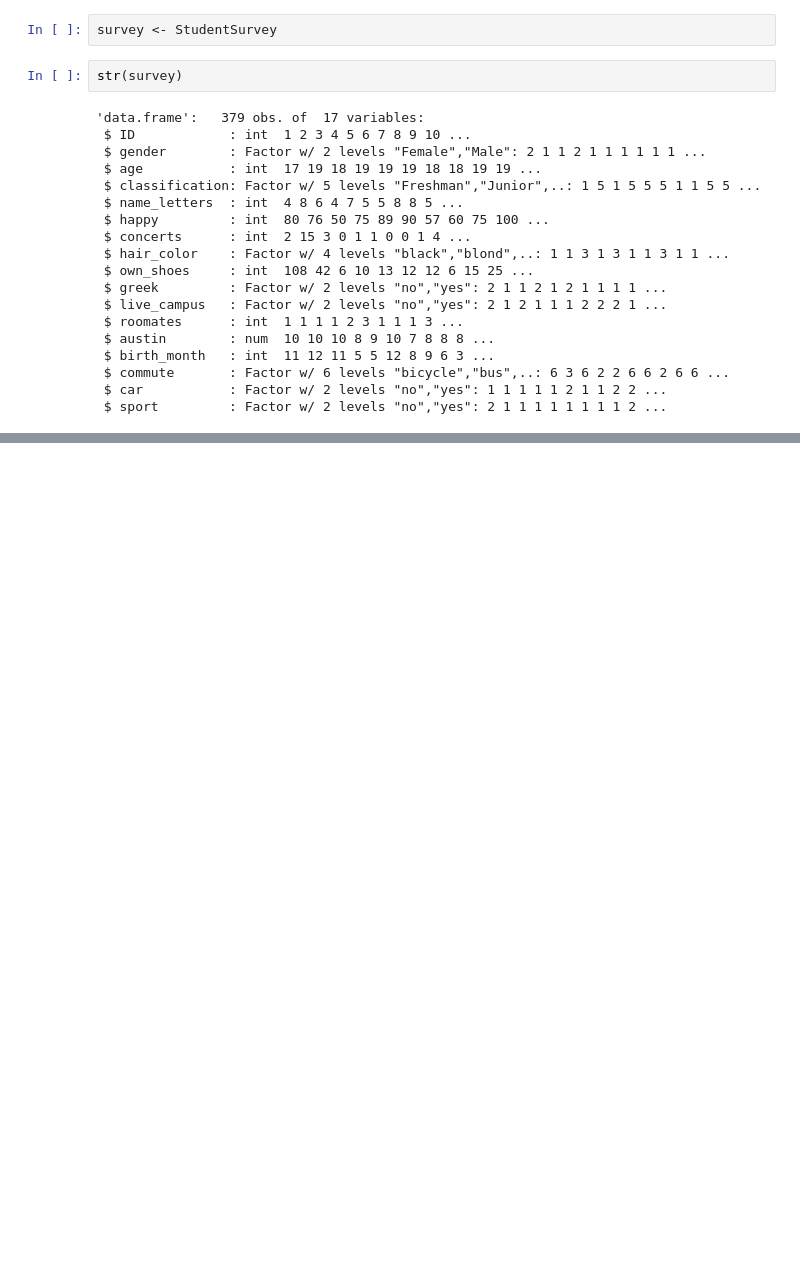
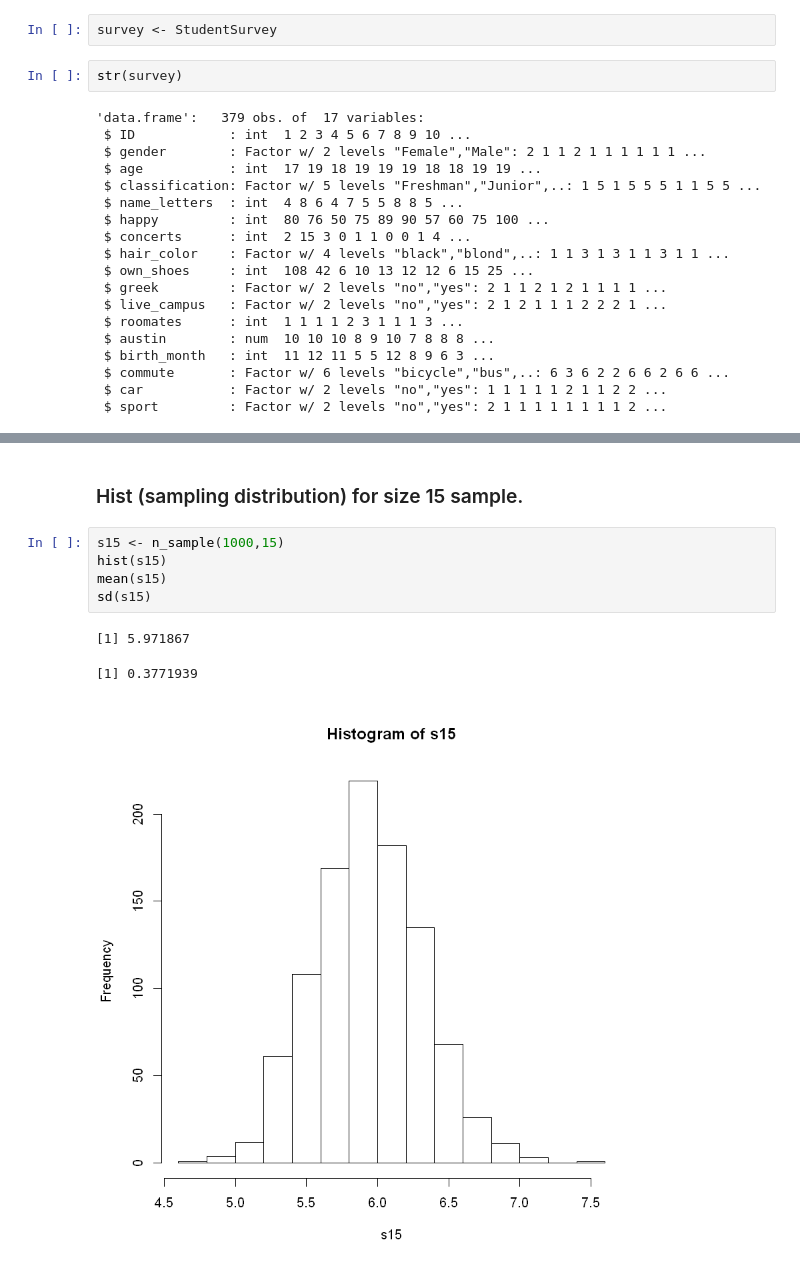
Before and after one commit to sharifahmad2061/foundations-of-data-analysis-part-2, a Jupyter notebook: week-01/pre-lab/notebook.ipynb, the cells around one changed output, grey strips where cells are left out. Cells and saved outputs as stored; diff of their text form; blank space fills up the shorter version.

```diff
--- a/week-01/pre-lab/notebook.ipynb
+++ b/week-01/pre-lab/notebook.ipynb
@@ -31,0 +106,11 @@ str(survey)
+# %% [markdown]
+### Hist (sampling distribution) for size 15 sample.
+# %%
+s15 <- n_sample(1000,15)
+hist(s15)
+mean(s15)
+sd(s15)
+# %% [output]
+[1] 5.971867
+[1] 0.3771939
+[figure, added]
```
Also changed, not shown: parts of 18 cells of this notebook, 1 other file.
